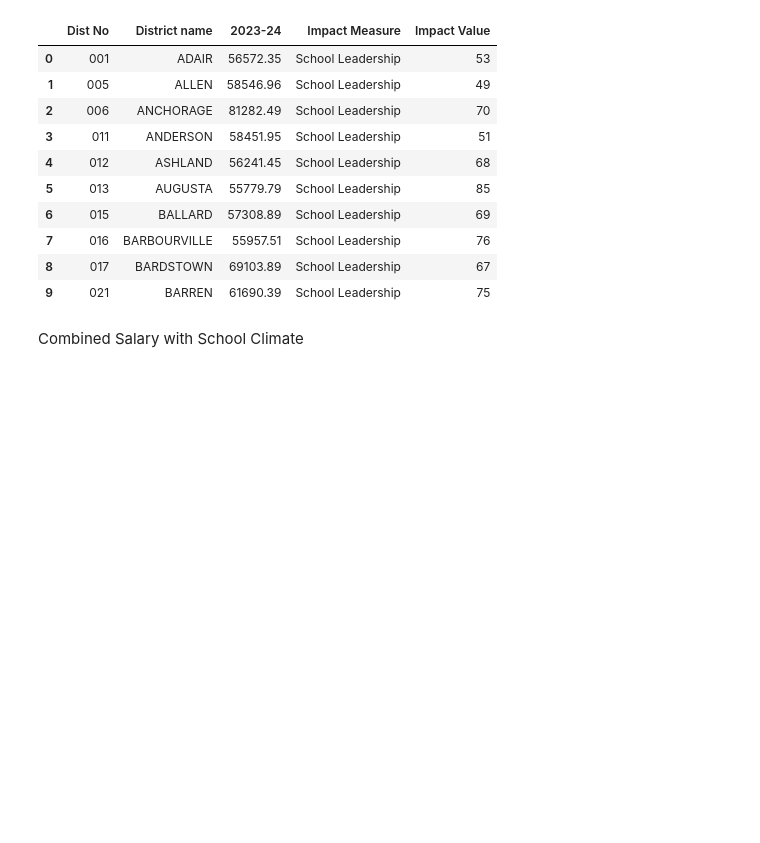
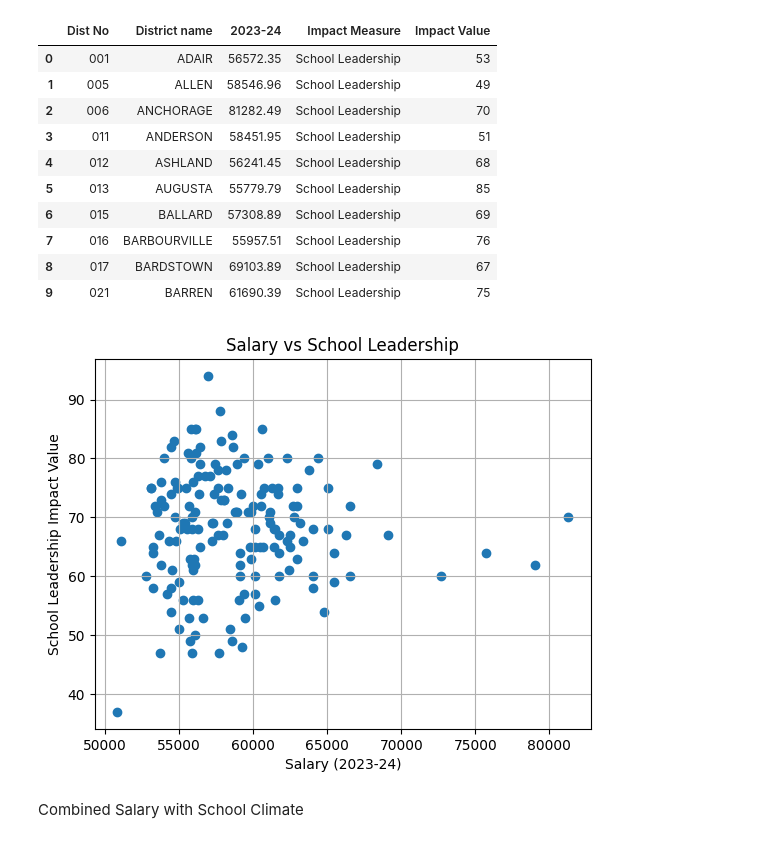
Before and after one commit to LucyHCollins/Teacher_Turnover, a Jupyter notebook: Teacher_Turnover.ipynb, the cells around one changed output. Cells and saved outputs as stored; diff of their text form; code cells hidden in the pictures; blank space fills up the shorter version.

```diff
--- a/Teacher_Turnover.ipynb
+++ b/Teacher_Turnover.ipynb
@@ -311,6 +343,15 @@ result_leadership.head(10)
 | 9 | 021 | BARREN | 61690.39 | School Leadership | 75 |
 # %%
 result_leadership.to_csv("combined_salary_leadership.csv", index=False)
+# %%
+plt.scatter(result_leadership['2023-24'], result_leadership['Impact Value'])
+plt.title('Salary vs School Leadership')
+plt.xlabel('Salary (2023-24)')
+plt.ylabel('School Leadership Impact Value')
+plt.grid(True)
+plt.show()
+# %% [output]
+[figure, added]
 # %% [markdown]
 Combined Salary with School Climate
 # %%
```
Also changed, not shown: parts of 4 cells of this notebook, 1 other file.
